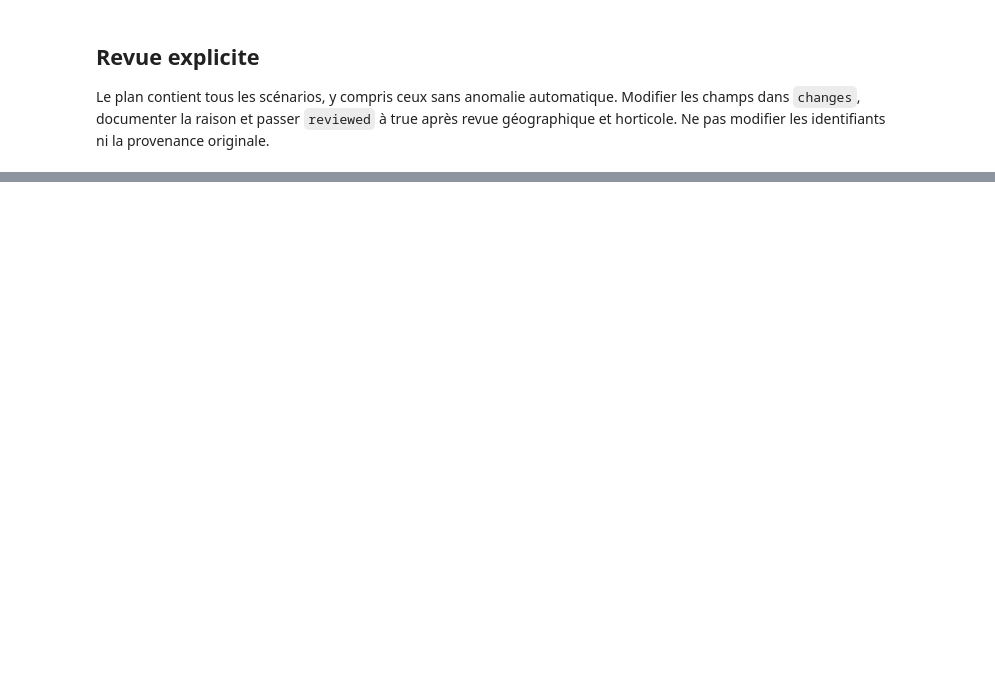
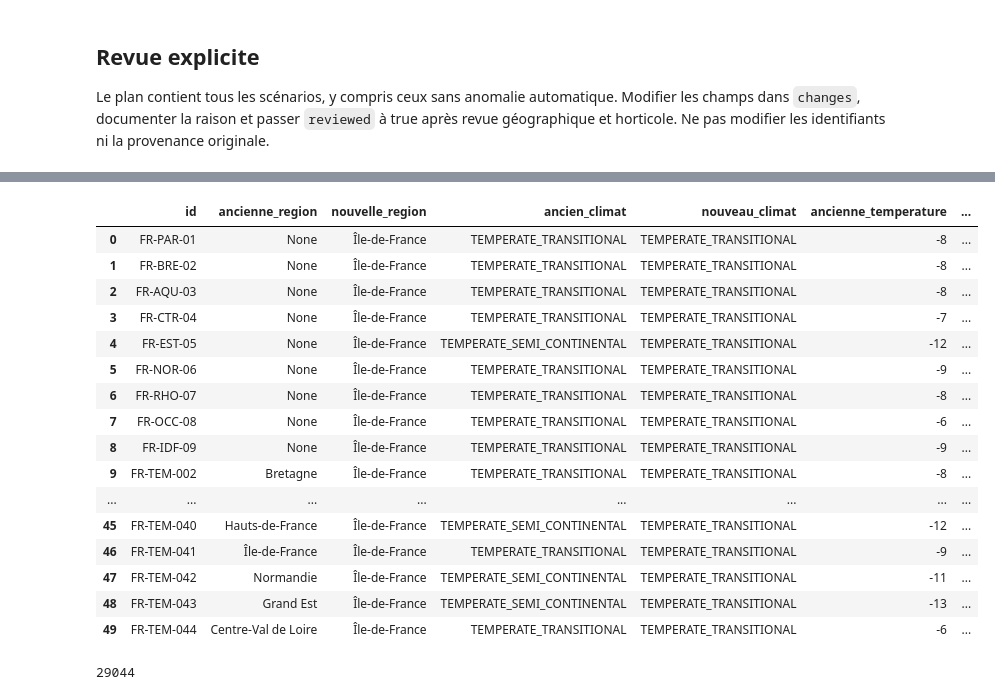
Before and after one commit to boonsuli/GardnAIze, a Jupyter notebook: ai-service/plant-ingestion/008_garden_dataset_quality_filtering.ipynb, the cells around one changed output, grey strips where cells are left out. Cells and saved outputs as stored; diff of their text form; code cells hidden in the pictures; blank space fills up the shorter version.

Commit message:
data(plant): qualify 50 IDF garden scenarios for RF training

```diff
--- a/ai-service/plant-ingestion/008_garden_dataset_quality_filtering.ipynb
+++ b/ai-service/plant-ingestion/008_garden_dataset_quality_filtering.ipynb
@@ -36,3 +116,75 @@ print("Reviewed:", sum(p["reviewed"] is True for p in plan))
+# %%
+# Comparaison du dataset initial et des propositions
+
+plan = json.loads(PLAN.read_text())
+
+original = {
+    row["id"]: row
+    for row in document["scenarios"]
+}
+
+comparison = []
+
+for p in plan:
+    old = original[p["id"]]
+    new = {**old, **p["changes"]}
+
+    comparison.append({
+        "id": p["id"],
+        "ancienne_region": old.get("region"),
+        "nouvelle_region": new.get("region"),
+        "ancien_climat": old.get("climate_zone"),
+        "nouveau_climat": new.get("climate_zone"),
+        "ancienne_temperature":
+            old.get("minimum_winter_temperature_c"),
+        "nouvelle_temperature":
+            new.get("minimum_winter_temperature_c"),
+        "sol": new.get("soil_texture"),
+        "humidite": new.get("soil_moisture_seasonality"),
+        "exposition": new.get("sun_exposure"),
+        "description": new.get("plausibility_reason"),
+        "valide": p["reviewed"]
+    })
+
+df_review = pd.DataFrame(comparison)
+
+pd.set_option("display.max_rows", 100)
+pd.set_option("display.max_colwidth", 150)
+
+display(df_review)
+# %% [output]
+|  | id | ancienne_region | nouvelle_region | ancien_climat | nouveau_climat | ancienne_temperature | ... |
+| 0 | FR-PAR-01 | None | Île-de-France | TEMPERATE_TRANSITIONAL | TEMPERATE_TRANSITIONAL | -8 | ... |
+| 1 | FR-BRE-02 | None | Île-de-France | TEMPERATE_TRANSITIONAL | TEMPERATE_TRANSITIONAL | -8 | ... |
+| 2 | FR-AQU-03 | None | Île-de-France | TEMPERATE_TRANSITIONAL | TEMPERATE_TRANSITIONAL | -8 | ... |
+| 3 | FR-CTR-04 | None | Île-de-France | TEMPERATE_TRANSITIONAL | TEMPERATE_TRANSITIONAL | -7 | ... |
+| 4 | FR-EST-05 | None | Île-de-France | TEMPERATE_SEMI_CONTINENTAL | TEMPERATE_TRANSITIONAL | -12 | ... |
+| 5 | FR-NOR-06 | None | Île-de-France | TEMPERATE_TRANSITIONAL | TEMPERATE_TRANSITIONAL | -9 | ... |
+| 6 | FR-RHO-07 | None | Île-de-France | TEMPERATE_TRANSITIONAL | TEMPERATE_TRANSITIONAL | -8 | ... |
+| 7 | FR-OCC-08 | None | Île-de-France | TEMPERATE_TRANSITIONAL | TEMPERATE_TRANSITIONAL | -6 | ... |
+| 8 | FR-IDF-09 | None | Île-de-France | TEMPERATE_TRANSITIONAL | TEMPERATE_TRANSITIONAL | -9 | ... |
+| 9 | FR-TEM-002 | Bretagne | Île-de-France | TEMPERATE_TRANSITIONAL | TEMPERATE_TRANSITIONAL | -8 | ... |
+| ... | ... | ... | ... | ... | ... | ... | ... |
+| 45 | FR-TEM-040 | Hauts-de-France | Île-de-France | TEMPERATE_SEMI_CONTINENTAL | TEMPERATE_TRANSITIONAL | -12 | ... |
+| 46 | FR-TEM-041 | Île-de-France | Île-de-France | TEMPERATE_TRANSITIONAL | TEMPERATE_TRANSITIONAL | -9 | ... |
+| 47 | FR-TEM-042 | Normandie | Île-de-France | TEMPERATE_SEMI_CONTINENTAL | TEMPERATE_TRANSITIONAL | -11 | ... |
+| 48 | FR-TEM-043 | Grand Est | Île-de-France | TEMPERATE_SEMI_CONTINENTAL | TEMPERATE_TRANSITIONAL | -13 | ... |
+| 49 | FR-TEM-044 | Centre-Val de Loire | Île-de-France | TEMPERATE_TRANSITIONAL | TEMPERATE_TRANSITIONAL | -6 | ... |
+# %%
+plan = json.loads(PLAN.read_text())
+
+for p in plan:
+    if p["id"] == "FR-PAR-01":
+        p["changes"]["minimum_winter_temperature_c"] = -6
+        p["reason"] += " Température ajustée après revue."
+        p["reviewed"] = False
+
+PLAN.write_text(
+    json.dumps(plan, ensure_ascii=False, indent=2),
+    encoding="utf-8"
+)
+# %% [output]
+29044
 # %%
 plan = json.loads(PLAN.read_text())
 ids = [r["id"] for r in document["scenarios"]]
```
Also changed, not shown: parts of 4 cells of this notebook, 3 other files.
